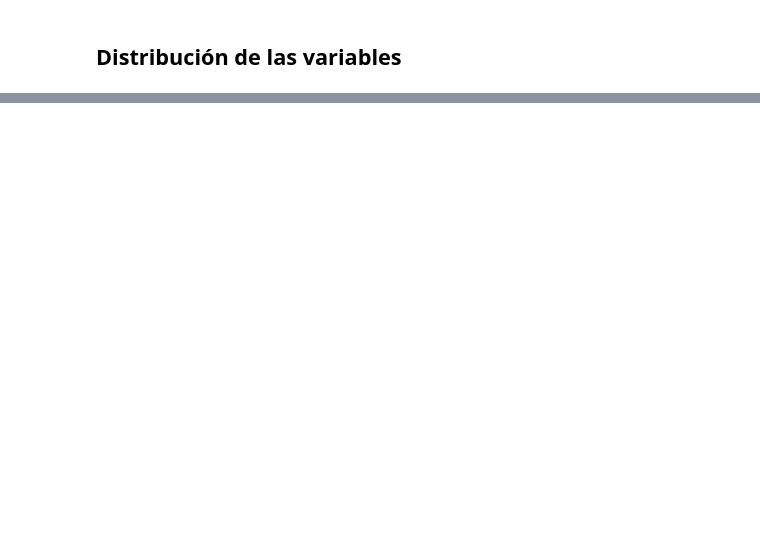
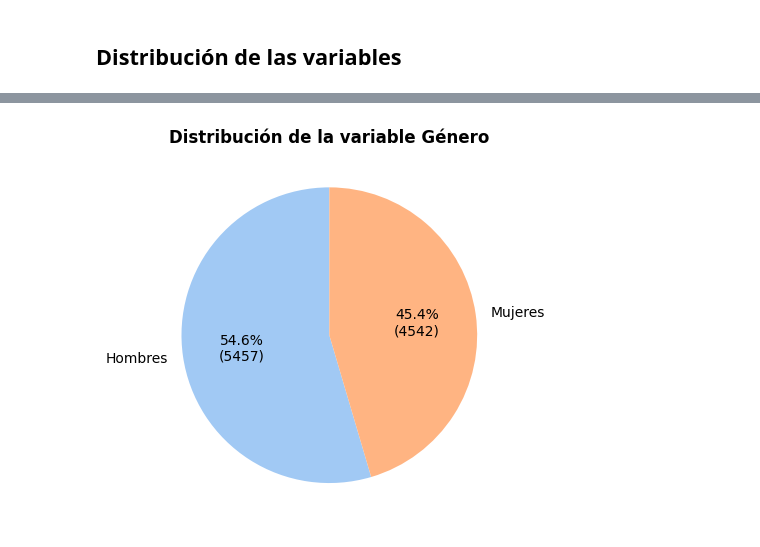
Before and after one commit to yrouuu/TFG_ADE, a Jupyter notebook: exploratorio/eda.ipynb, the cells around one changed output, grey strips where cells are left out. Saved outputs shown, nothing was run; the diff lists cells and outputs as text; code cells hidden in the pictures; blank space fills up the shorter version.

```diff
--- a/exploratorio/eda.ipynb
+++ b/exploratorio/eda.ipynb
@@ -136,0 +194,12 @@ data[['age','tenure','credit_score', 'balance', 'products_number', 'credit_card'
+# %%
+n_gender = data['gender'].value_counts()
+plt.figure()
+plt.title('Distribución de la variable Género', fontweight = 'bold')
+
+plt.pie(n_gender,
+        labels=['Hombres','Mujeres'],
+        autopct=lambda pct: pie(pct,n_gender),
+        startangle=90,
+        colors=('#a1c9f4','#ffb482'));
+# %% [output]
+[figure, added]
```
Also changed, not shown: parts of 23 cells of this notebook.
